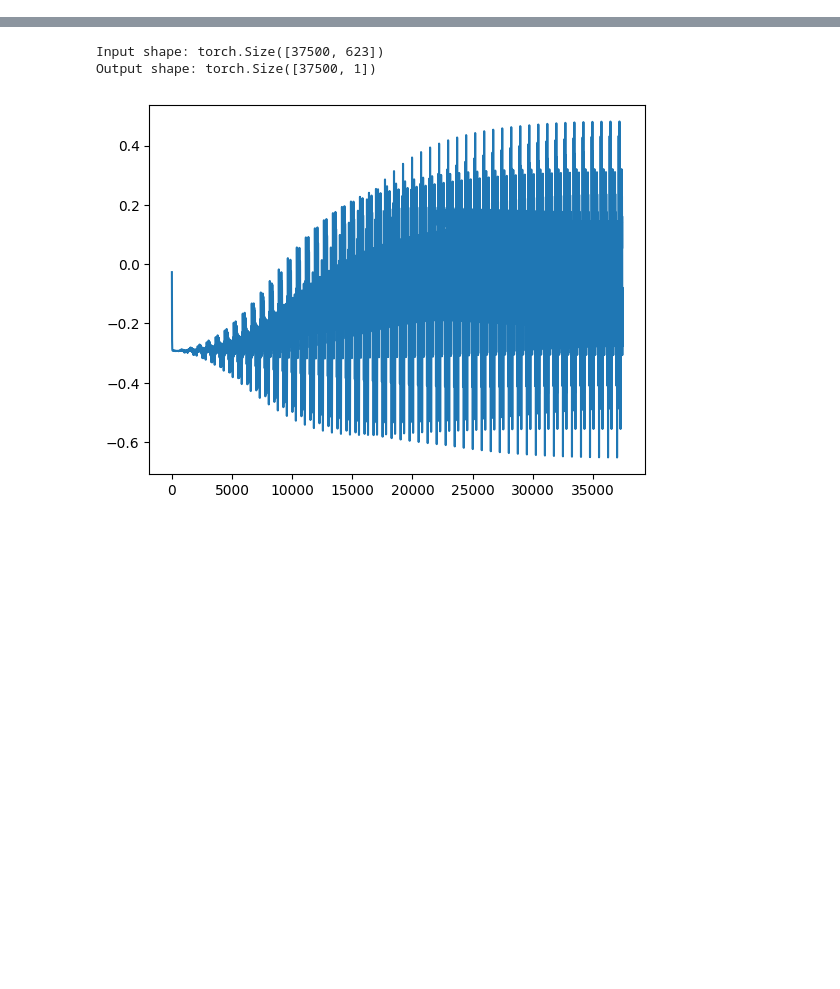
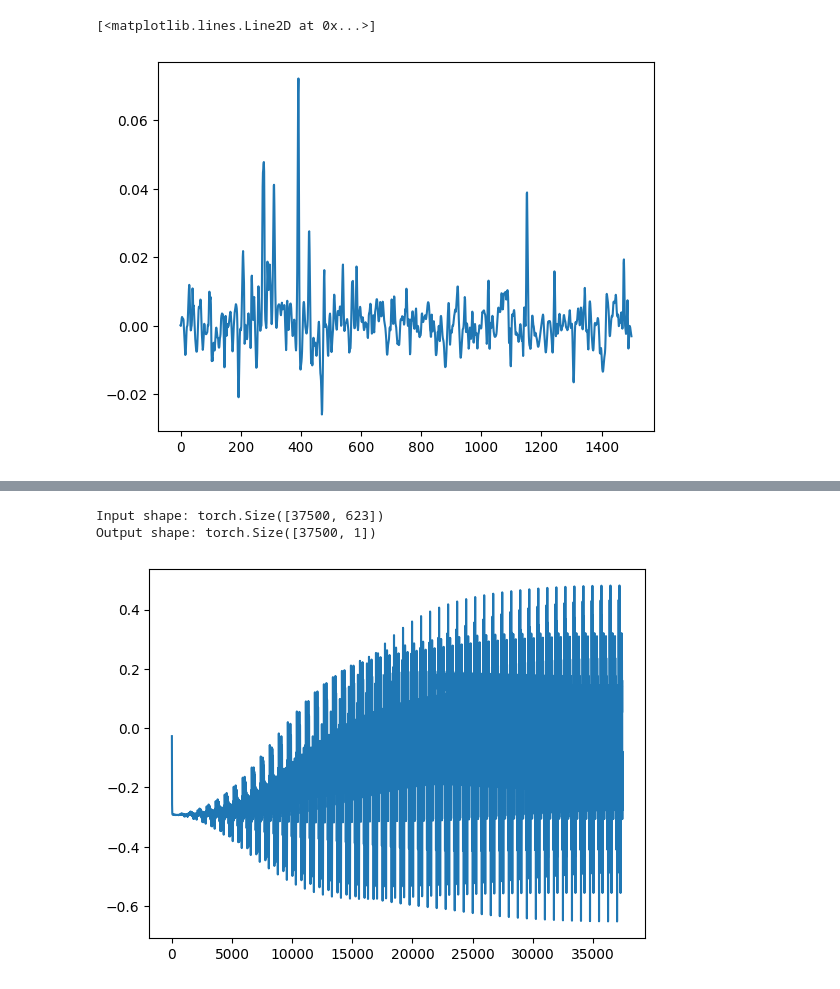
Before and after one commit to nnitzan01/spikes2lfp, a Jupyter notebook: attrs_new.ipynb, the cells around one changed output, grey strips where cells are left out. Saved outputs shown, nothing was run; the diff lists cells and outputs as text; code cells hidden in the pictures; blank space fills up the shorter version.

```diff
--- a/attrs_new.ipynb
+++ b/attrs_new.ipynb
@@ -33,0 +48,3 @@ spikes = np.load(r"F:\spikes.npy")
+# %%
+from copy import deepcopy
+attributions_bad_shape = deepcopy(attributions) # this is obtained without unsqueeze
@@ -33,0 +62,5 @@ spikes = np.load(r"F:\spikes.npy")
+# %%
+plt.plot(attributions_bad_shape[:1500,0])
+# %% [output]
+[<matplotlib.lines.Line2D at 0x...>]
+[figure, added]
```
Also changed, not shown: parts of 8 cells of this notebook.
